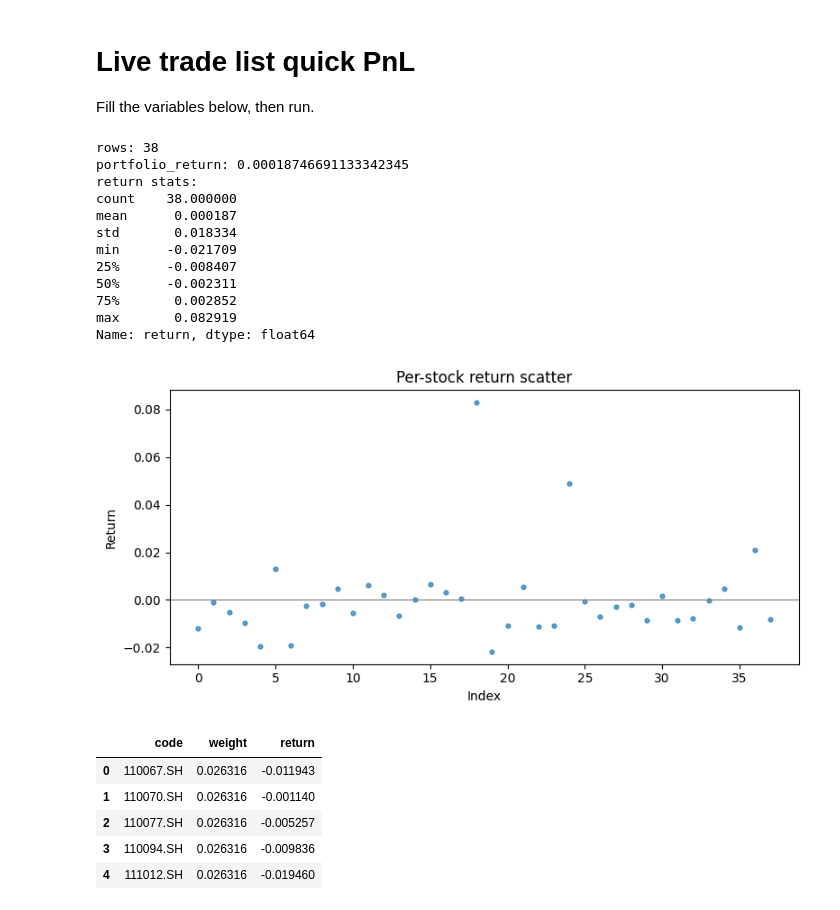
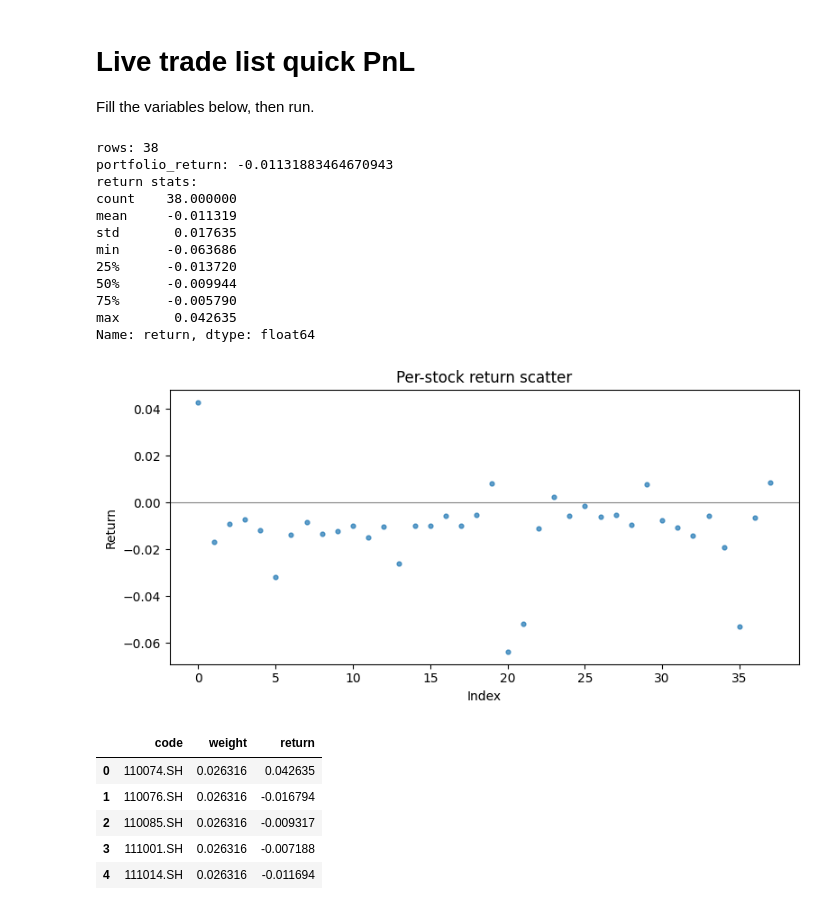
Before and after one commit to gwc0207/CBOND_DAY, a Jupyter notebook: notebooks/live_trade_pnl.ipynb, the cells around one changed output. Cells and saved outputs as stored; diff of their text form; code cells hidden in the pictures.

```diff
--- a/notebooks/live_trade_pnl.ipynb
+++ b/notebooks/live_trade_pnl.ipynb
@@ -8,7 +8,7 @@ import pandas as pd
 import matplotlib.pyplot as plt
 
 # ---- settings ----
-trade_day = '2026-01-07'  # trade_list date
+trade_day = '2026-01-13'  # trade_list date
 signal_name = 'combo_default'
 batch_id = 'Live'
 results_root = Path('D:/cbond_daily/results')
@@ -44,48 +44,48 @@ buy_px = apply_bps(merged[buy_twap_col], cost_bps, 'buy')
 sell_px = apply_bps(merged[sell_twap_col], cost_bps, 'sell')
 merged['return'] = (sell_px - buy_px) / buy_px
 
 # ---- summary ----
 merged['weight'] = merged.get('weight', 1.0 / len(merged))
 merged['weight'] = merged['weight'].fillna(0.0)
 port_ret = float((merged['return'] * merged['weight']).sum())
 print('rows:', len(merged))
 print('portfolio_return:', port_ret)
 
 # ---- per-stock stats ----
 stats = merged['return'].describe()
 print('return stats:')
 print(stats)
 
 # ---- scatter plot ----
 plt.figure(figsize=(8, 4))
 plt.scatter(range(len(merged)), merged['return'], s=12, alpha=0.7)
 plt.axhline(0, color='gray', linewidth=0.8)
 plt.title('Per-stock return scatter')
 plt.xlabel('Index')
 plt.ylabel('Return')
 plt.tight_layout()
 plt.show()
 merged[['code', 'weight', 'return']].head()
 # %% [output]
 rows: 38
-portfolio_return: 0.00018746691133342345
+portfolio_return: -0.01131883464670943
 return stats:
 count    38.000000
-mean      0.000187
-std       0.018334
-min      -0.021709
-25%      -0.008407
-50%      -0.002311
-75%       0.002852
-max       0.082919
+mean     -0.011319
+std       0.017635
+min      -0.063686
+25%      -0.013720
+50%      -0.009944
+75%      -0.005790
+max       0.042635
 Name: return, dtype: float64
-[figure, old version]
+[figure, new version]
 |  | code | weight | return |
-| 0 | 110067.SH | 0.026316 | -0.011943 |
-| 1 | 110070.SH | 0.026316 | -0.001140 |
-| 2 | 110077.SH | 0.026316 | -0.005257 |
-| 3 | 110094.SH | 0.026316 | -0.009836 |
-| 4 | 111012.SH | 0.026316 | -0.019460 |
+| 0 | 110074.SH | 0.026316 | 0.042635 |
+| 1 | 110076.SH | 0.026316 | -0.016794 |
+| 2 | 110085.SH | 0.026316 | -0.009317 |
+| 3 | 111001.SH | 0.026316 | -0.007188 |
+| 4 | 111014.SH | 0.026316 | -0.011694 |
 # %%
 merged
 # %% [output]
```
Also changed, not shown: parts of 1 cell of this notebook, 11 other files.
